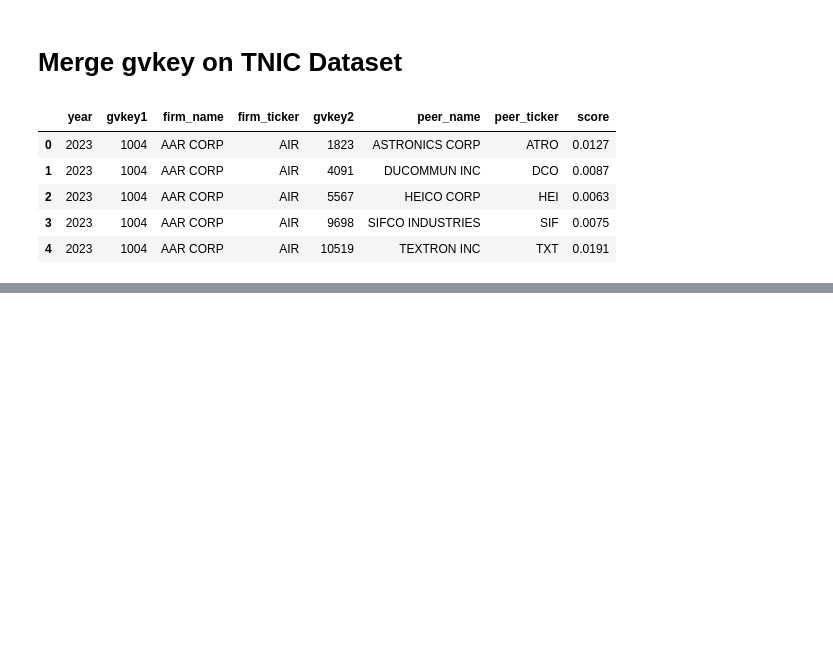
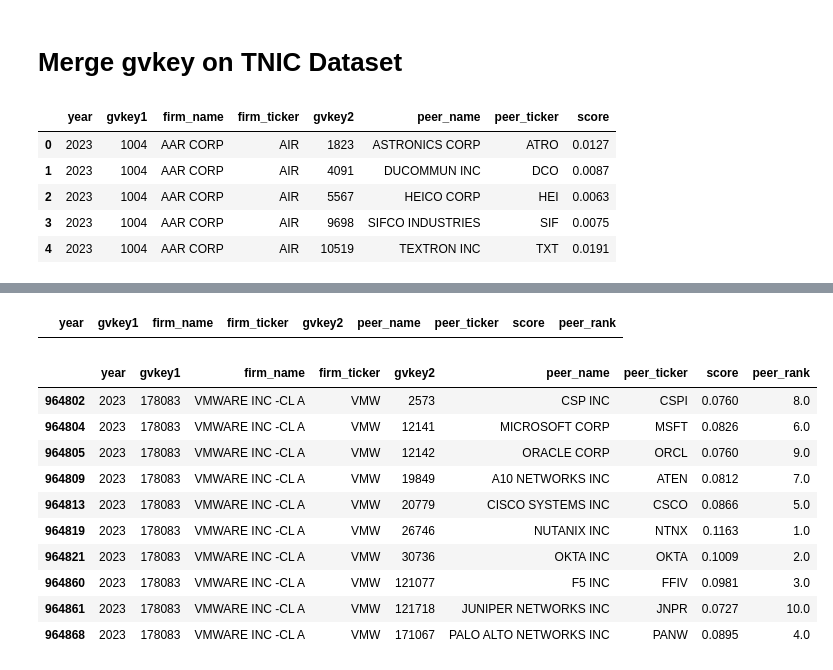
Before and after one commit to Ethan964/Textual_Analysis, a Jupyter notebook: tnic.ipynb, the cells around one changed output, grey strips where cells are left out. Drawn from its saved outputs; the diff is of its cells as text; code cells hidden in the pictures; blank space fills up the shorter version.

```diff
--- a/tnic.ipynb
+++ b/tnic.ipynb
@@ -171,0 +234,22 @@ Number of Acqs occured in 2023: 1047917
+# %%
+
+# top peers of Seagen
+top_n_peers[top_n_peers['firm_ticker'] == 'SGEN']
+# %% [output]
+|  | year | gvkey1 | firm_name | firm_ticker | gvkey2 | peer_name | peer_ticker | score | peer_rank |
+# %%
+
+# top peers of VMWare
+top_n_peers[top_n_peers['firm_ticker'] == 'VMW']
+# %% [output]
+|  | year | gvkey1 | firm_name | firm_ticker | gvkey2 | peer_name | peer_ticker | score | peer_rank |
+| 964802 | 2023 | 178083 | VMWARE INC -CL A | VMW | 2573 | CSP INC | CSPI | 0.0760 | 8.0 |
+| 964804 | 2023 | 178083 | VMWARE INC -CL A | VMW | 12141 | MICROSOFT CORP | MSFT | 0.0826 | 6.0 |
+| 964805 | 2023 | 178083 | VMWARE INC -CL A | VMW | 12142 | ORACLE CORP | ORCL | 0.0760 | 9.0 |
+| 964809 | 2023 | 178083 | VMWARE INC -CL A | VMW | 19849 | A10 NETWORKS INC | ATEN | 0.0812 | 7.0 |
+| 964813 | 2023 | 178083 | VMWARE INC -CL A | VMW | 20779 | CISCO SYSTEMS INC | CSCO | 0.0866 | 5.0 |
+| 964819 | 2023 | 178083 | VMWARE INC -CL A | VMW | 26746 | NUTANIX INC | NTNX | 0.1163 | 1.0 |
+| 964821 | 2023 | 178083 | VMWARE INC -CL A | VMW | 30736 | OKTA INC | OKTA | 0.1009 | 2.0 |
+| 964860 | 2023 | 178083 | VMWARE INC -CL A | VMW | 121077 | F5 INC | FFIV | 0.0981 | 3.0 |
+| 964861 | 2023 | 178083 | VMWARE INC -CL A | VMW | 121718 | JUNIPER NETWORKS INC | JNPR | 0.0727 | 10.0 |
+| 964868 | 2023 | 178083 | VMWARE INC -CL A | VMW | 171067 | PALO ALTO NETWORKS INC | PANW | 0.0895 | 4.0 |
```
Also changed, not shown: parts of 9 cells of this notebook.
